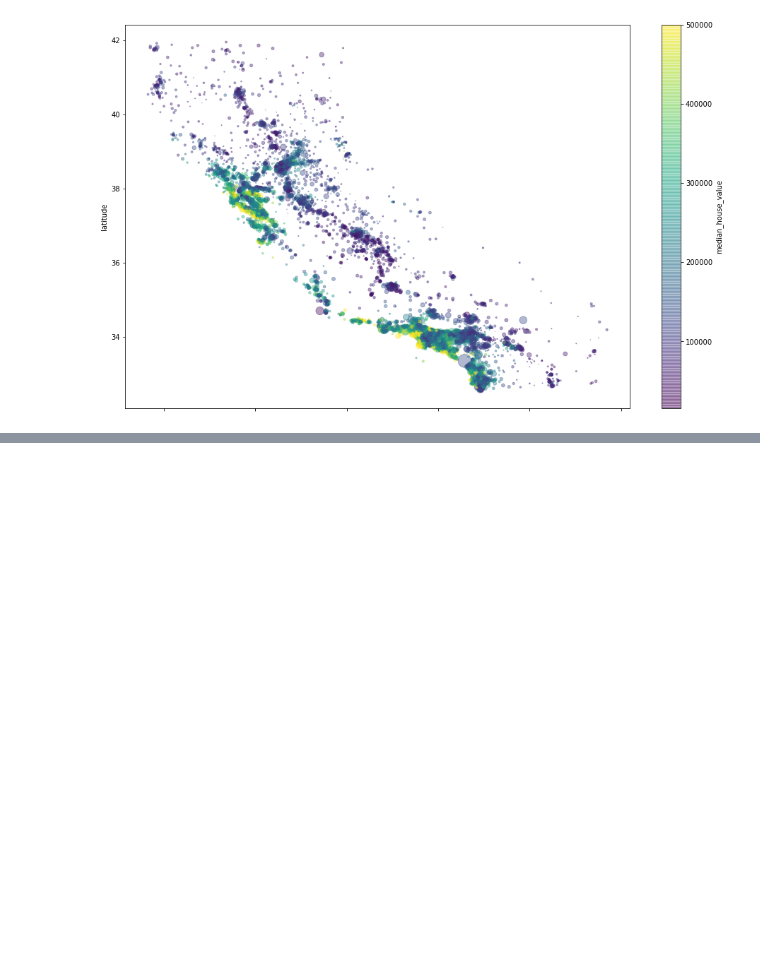
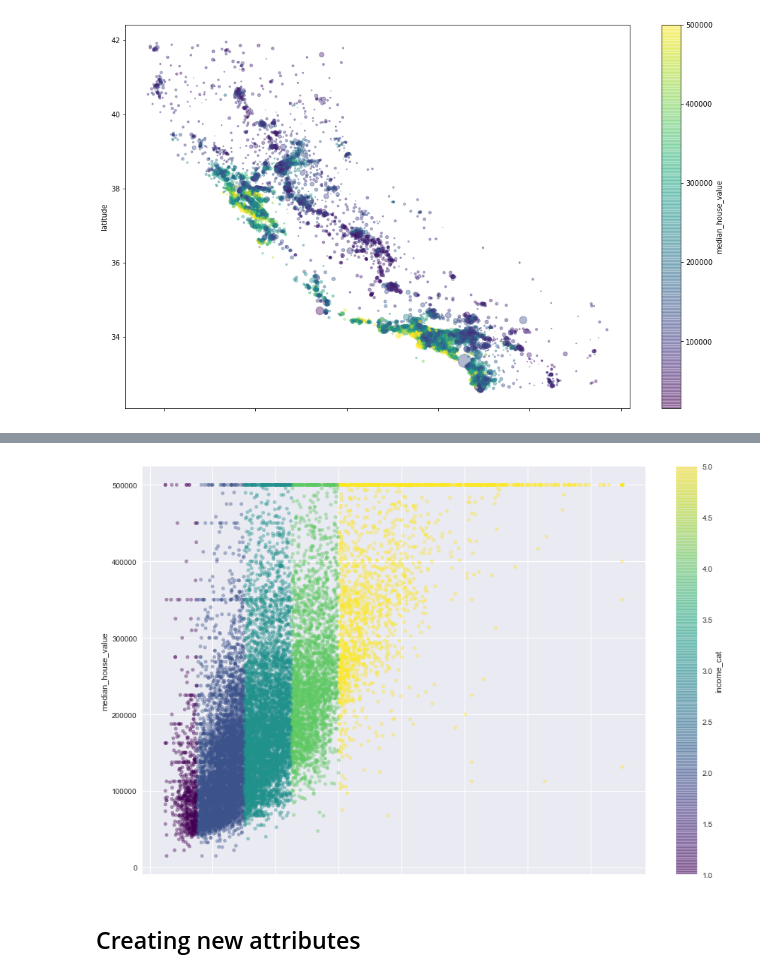
Before and after one commit to gerdm/machine_learning, a Jupyter notebook: scikitlearn_tflow/Housing.ipynb, the cells around one changed output, grey strips where cells are left out. Cells and saved outputs as stored; diff of their text form; code cells hidden in the pictures; blank space fills up the shorter version.

```diff
--- a/scikitlearn_tflow/Housing.ipynb
+++ b/scikitlearn_tflow/Housing.ipynb
@@ -132,0 +157,7 @@ sns.heatmap(housing.corr(), cmap=plt.get_cmap("viridis"));
+# %%
+housing.plot(kind="scatter", x="median_income", y="median_house_value",
+             c="income_cat", alpha=0.4, figsize=(15,10), cmap=plt.get_cmap("viridis"));
+# %% [output]
+[figure, added]
+# %% [markdown]
+## Creating new attributes
```
Also changed, not shown: parts of 13 cells of this notebook.
